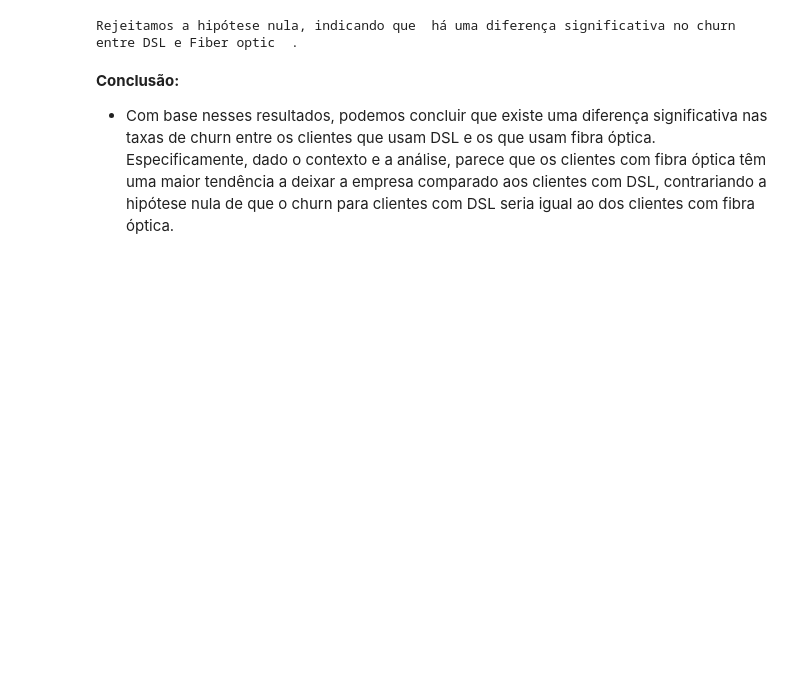
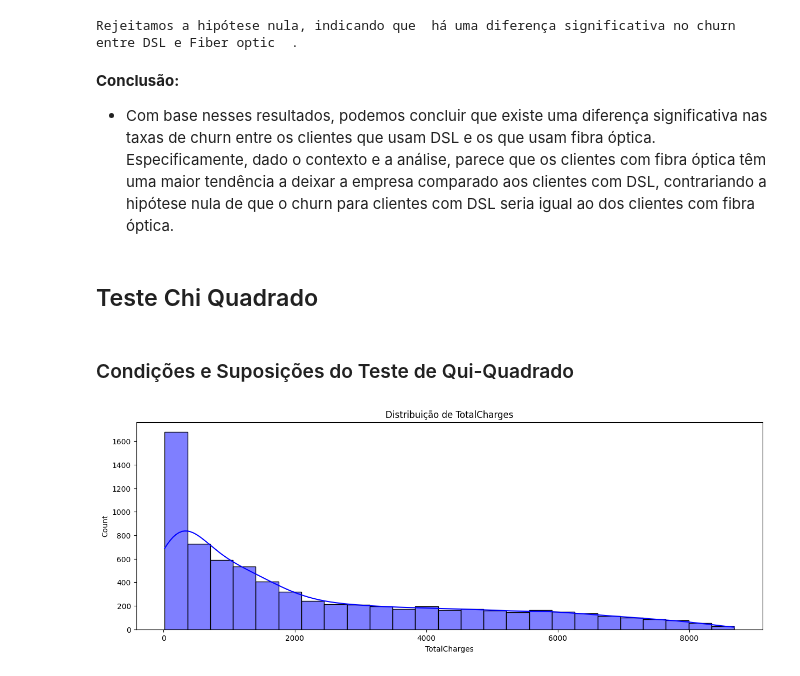
Before and after one commit to donikurtz/ChurnAnalysis-Telco, a Jupyter notebook: 02_teste_hipotese.ipynb, the cells around one changed output. Cells and saved outputs as stored; diff of their text form; code cells hidden in the pictures; blank space fills up the shorter version.

```diff
--- a/02_teste_hipotese.ipynb
+++ b/02_teste_hipotese.ipynb
@@ -141,3 +145,16 @@ Rejeitamos a hipótese nula, indicando que  há uma diferença significativa no
 **Conclusão:**
 
 - Com base nesses resultados, podemos concluir que existe uma diferença significativa nas taxas de churn entre os clientes que usam DSL e os que usam fibra óptica. Especificamente, dado o contexto e a análise, parece que os clientes com fibra óptica têm uma maior tendência a deixar a empresa comparado aos clientes com DSL, contrariando a hipótese nula de que o churn para clientes com DSL seria igual ao dos clientes com fibra óptica.
+# %% [markdown]
+## Teste Chi Quadrado
+# %% [markdown]
+### Condições e Suposições do Teste de Qui-Quadrado
+# %%
+df2 = df[df['TotalCharges'].notna()].copy()
+# %%
+plt.figure(figsize=(15, 5))
+sns.histplot(df2['TotalCharges'], kde=True, color='blue')
+plt.title('Distribuição de TotalCharges')
+plt.show()
+# %% [output]
+[figure, added]
```
Also changed, not shown: parts of 15 cells of this notebook.
